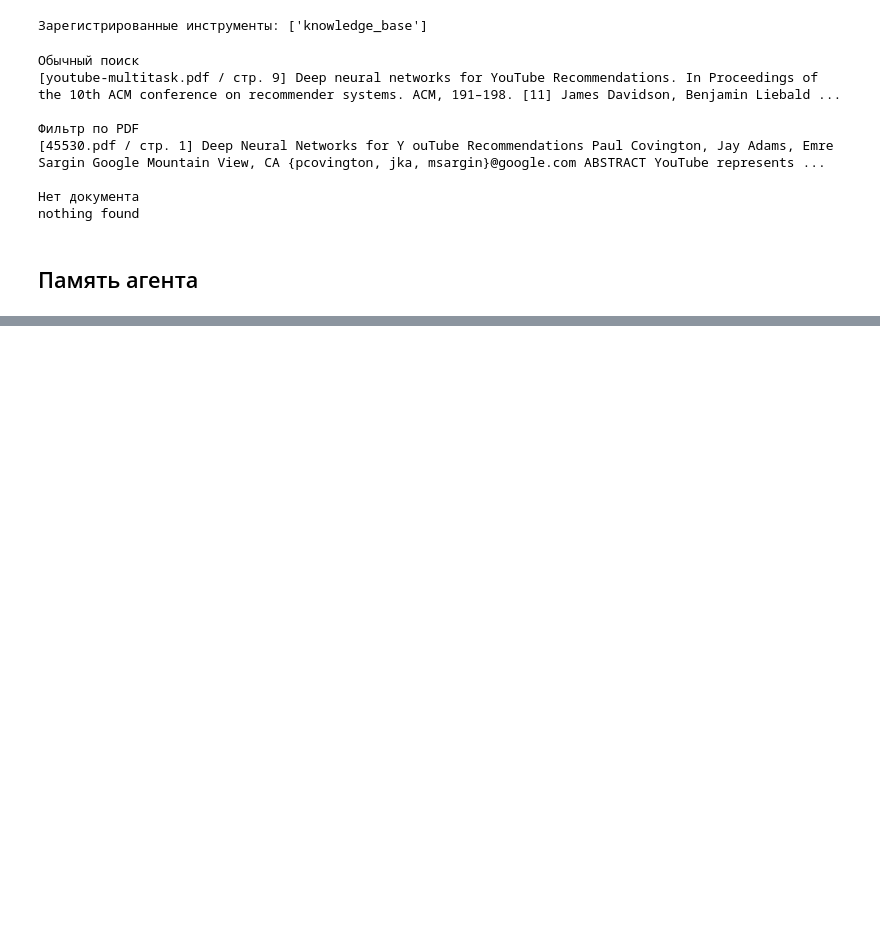
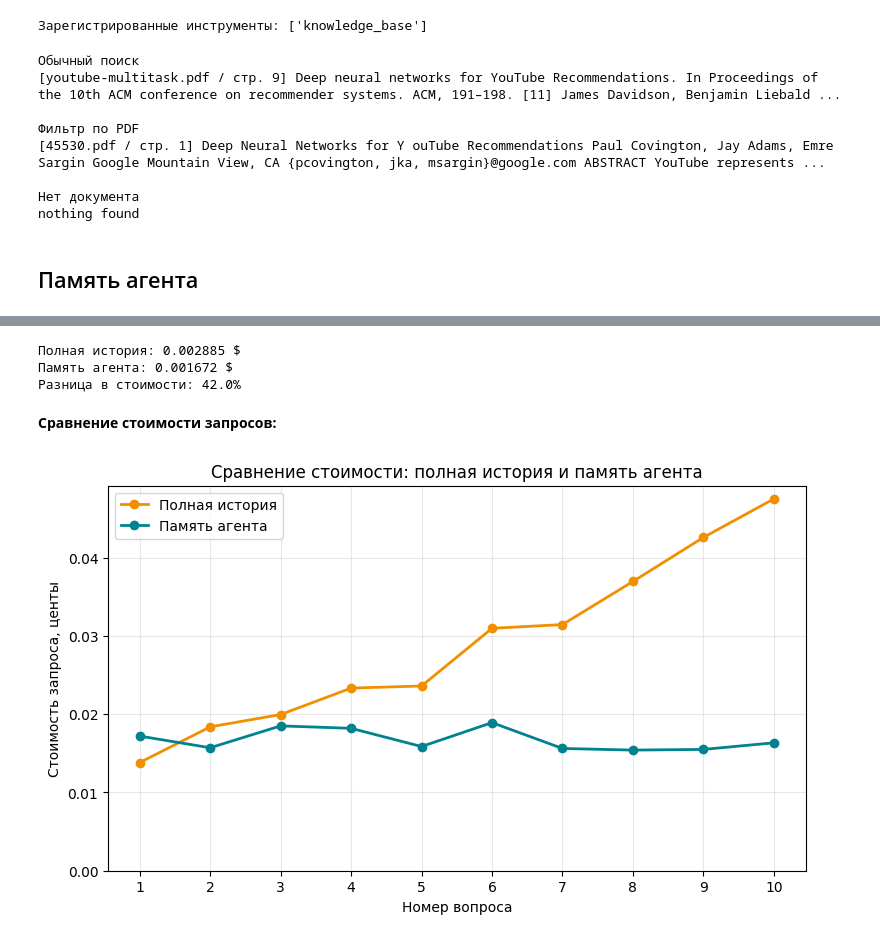
Before and after one commit to dshkkp/llm-rag-homework-02, a Jupyter notebook: homework02.ipynb, the cells around one changed output, grey strips where cells are left out. Cells and saved outputs as stored; diff of their text form; code cells hidden in the pictures; blank space fills up the shorter version.

```diff
--- a/homework02.ipynb
+++ b/homework02.ipynb
@@ -866,0 +1032,6 @@ class Facts(BaseModel):
+# %%
+SCRIPT = [t["question"] for t in tasks[:10]]
+print("Количество вопросов:", len(SCRIPT))
+
+for i, question in enumerate(SCRIPT, 1):
+    print(f"{i}. {question}")
@@ -866,0 +1084,20 @@ class Facts(BaseModel):
+# %%
+memory_history = []
+memory_costs = []
+original_journal = JOURNAL
+
+try:
+    JOURNAL = TEST_DIR / "benchmark_episodes.jsonl"
+
+    for i, question in enumerate(SCRIPT, 1):
+        before = ledger.mine
+        answer = talk( "benchmark_memory", memory_history, question, mode="память")
+        cost = ledger.mine - before
+        memory_costs.append(cost)
+        print(f"Вопрос {i}: ${cost:.7f}")
+
+finally:
+    JOURNAL = original_journal
+
+print("\nВсего вопросов:", len(memory_costs))
+print("Общая стоимость:", round(sum(memory_costs), 6), "$")
@@ -866,0 +1118,33 @@ class Facts(BaseModel):
+# %%
+full_total = sum(full_costs)
+memory_total = sum(memory_costs)
+
+print("Полная история:", round(full_total, 6), "$")
+print("Память агента:", round(memory_total, 6), "$")
+
+difference = (full_total - memory_total) / full_total * 100
+print(f"Разница в стоимости: {difference:.1f}%")
+# %% [output]
+Полная история: 0.002885 $
+Память агента: 0.001672 $
+Разница в стоимости: 42.0%
+# %% [markdown]
+**Сравнение стоимости запросов:**
+# %%
+x = range(1, 11)
+fig, ax = plt.subplots(figsize=(9, 5))
+ax.plot( x, [c * 100 for c in full_costs], marker="o", linewidth=2, color=COLORS["amber"], label="Полная история")
+ax.plot( x, [c * 100 for c in memory_costs], marker="o", linewidth=2, color=COLORS["teal"], label="Память агента")
+ax.set_xlabel("Номер вопроса")
+ax.set_ylabel("Стоимость запроса, центы")
+ax.set_title("Сравнение стоимости: полная история и память агента")
+ax.set_xticks(list(x))
+ax.set_ylim(bottom=0)
+ax.legend()
+ax.grid(alpha=0.3)
+
+Path("img").mkdir(exist_ok=True)
+fig.savefig("img/memory_cost.png", dpi=150, bbox_inches="tight")
+plt.show()
+# %% [output]
+[figure, added]
```
Also changed, not shown: parts of 25 cells of this notebook, 4 other files.
